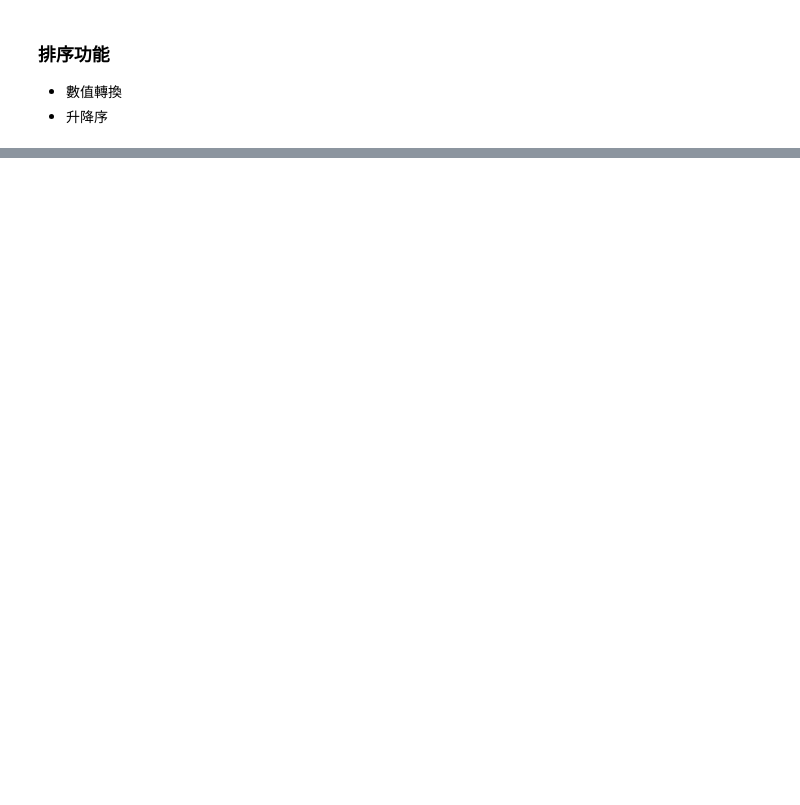
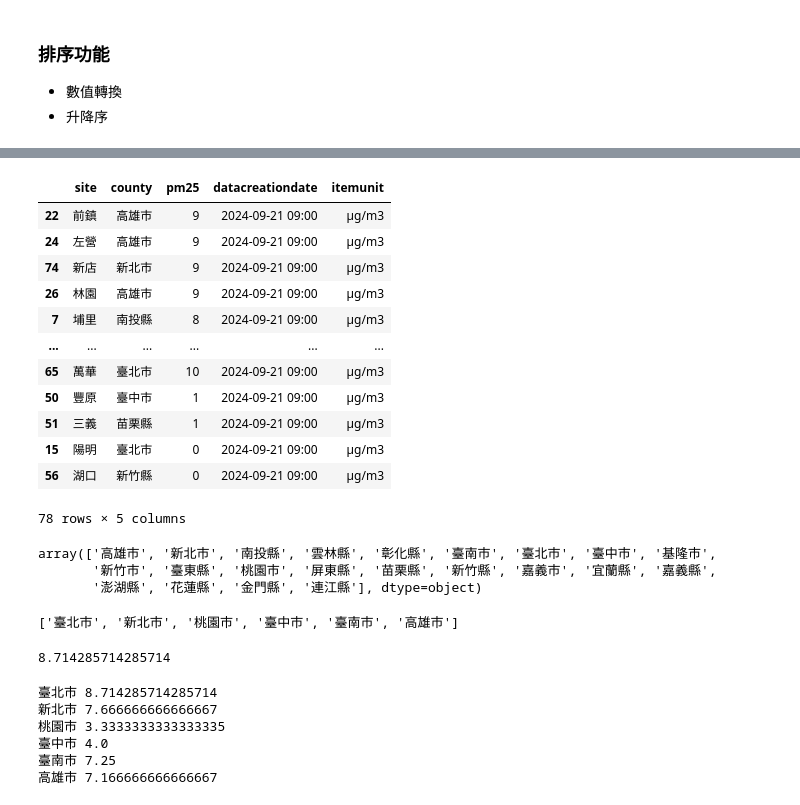
Before and after one commit to xiujiechan/12345, a Jupyter notebook: test.ipynb, the cells around one changed output, grey strips where cells are left out. Drawn from its saved outputs; the diff is of its cells as text; code cells hidden in the pictures; blank space fills up the shorter version.

```diff
--- a/test.ipynb
+++ b/test.ipynb
@@ -235,0 +222,51 @@ df
+# %%
+def convert_value(value):
+    try:
+        return eval(value)
+    except:
+        return None
+# %%
+df["pm25"] = df["pm25"].apply(convert_value)
+#移除有None的數據
+df = df.dropna()
+df
+# %% [output]
+|  | site | county | pm25 | datacreationdate | itemunit |
+| 22 | 前鎮 | 高雄市 | 9 | 2024-09-21 09:00 | μg/m3 |
+| 24 | 左營 | 高雄市 | 9 | 2024-09-21 09:00 | μg/m3 |
+| 74 | 新店 | 新北市 | 9 | 2024-09-21 09:00 | μg/m3 |
+| 26 | 林園 | 高雄市 | 9 | 2024-09-21 09:00 | μg/m3 |
+| 7 | 埔里 | 南投縣 | 8 | 2024-09-21 09:00 | μg/m3 |
+| ... | ... | ... | ... | ... | ... |
+| 65 | 萬華 | 臺北市 | 10 | 2024-09-21 09:00 | μg/m3 |
+| 50 | 豐原 | 臺中市 | 1 | 2024-09-21 09:00 | μg/m3 |
+| 51 | 三義 | 苗栗縣 | 1 | 2024-09-21 09:00 | μg/m3 |
+| 15 | 陽明 | 臺北市 | 0 | 2024-09-21 09:00 | μg/m3 |
+| 56 | 湖口 | 新竹縣 | 0 | 2024-09-21 09:00 | μg/m3 |
+78 rows × 5 columns
+# %%
+df["county"].unique()
+# %% [output]
+array(['高雄市', '新北市', '南投縣', '雲林縣', '彰化縣', '臺南市', '臺北市', '臺中市', '基隆市',
+       '新竹市', '臺東縣', '桃園市', '屏東縣', '苗栗縣', '新竹縣', '嘉義市', '宜蘭縣', '嘉義縣',
+       '澎湖縣', '花蓮縣', '金門縣', '連江縣'], dtype=object)
+# %%
+six_countys=['臺北市','新北市','桃園市','臺中市','臺南市','高雄市']
+six_countys
+# %% [output]
+['臺北市', '新北市', '桃園市', '臺中市', '臺南市', '高雄市']
+# %%
+df.groupby("county").get_group('臺北市')["pm25"].mean()
+# %% [output]
+8.714285714285714
+# %%
+for county in six_countys:
+    avg_pm25=df.groupby("county").get_group(county)["pm25"].mean()
+    print(county,avg_pm25)
+# %% [output]
+臺北市 8.714285714285714
+新北市 7.666666666666667
+桃園市 3.3333333333333335
+臺中市 4.0
+臺南市 7.25
+高雄市 7.166666666666667
```
Also changed, not shown: parts of 11 cells of this notebook, 5 other files.
